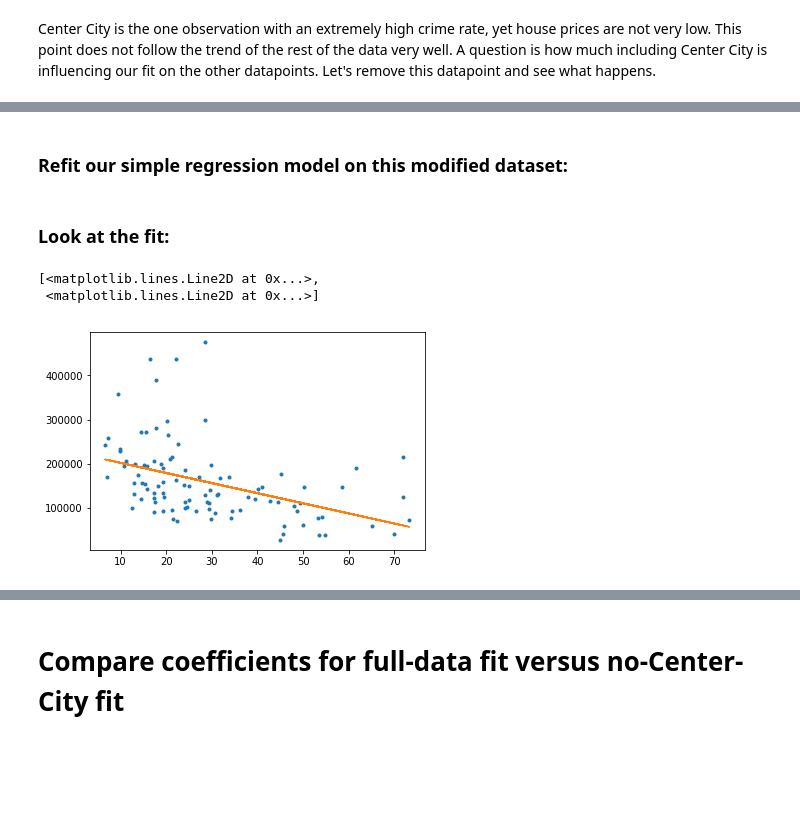
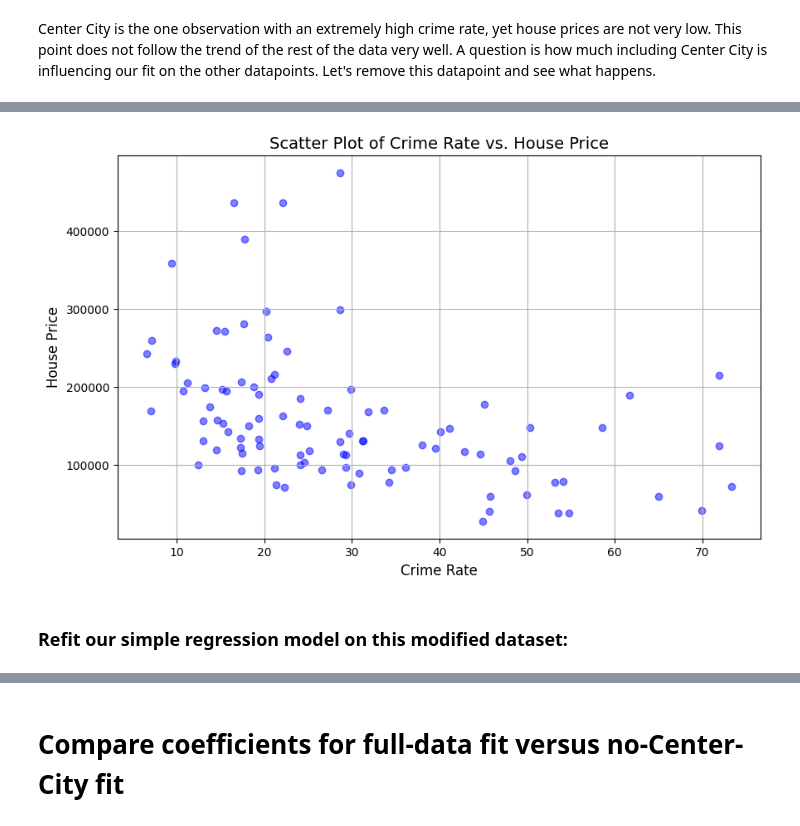
Before and after one commit to Yousif-A2/PhillyCrime-simpleRegession-Model, a Jupyter notebook: PhillyCrime.ipynb, the cells around one changed output, grey strips where cells are left out. Saved outputs shown, nothing was run; the diff lists cells and outputs as text; code cells hidden in the pictures; blank space fills up the shorter version.

Commit message:
complated the model

```diff
--- a/PhillyCrime.ipynb
+++ b/PhillyCrime.ipynb
@@ -81,2 +91,23 @@ Materializing Y axis SArray
+# %%
+# prompt: Using dataframe sales_noCC: plt.plot(sales_noCC['CrimeRate'], sales_noCC['HousePrice']) with scatter plot  add more design
+
+import matplotlib.pyplot as plt
+
+plt.figure(figsize=(10, 6))  # Set the figure size
+
+# Create the scatter plot
+plt.scatter(sales_noCC['CrimeRate'], sales_noCC['HousePrice'], color='blue', alpha=0.5)
+
+# Add labels and title
+plt.xlabel('Crime Rate', fontsize=12)
+plt.ylabel('House Price', fontsize=12)
+plt.title('Scatter Plot of Crime Rate vs. House Price', fontsize=14)
+
+# Add grid lines
+plt.grid(True)
+
+#
+# %% [output]
+[figure, added]
 # %% [markdown]
 ### Refit our simple regression model on this modified dataset:
@@ -91,9 +113,0 @@ crime_model_noCC = turicreate.linear_regression.create(
-# %% [markdown]
-### Look at the fit:
-# %%
-plt.plot(sales_noCC['CrimeRate'], sales_noCC['HousePrice'], '.',
-         sales_noCC['CrimeRate'], crime_model_noCC.predict(sales_noCC), '-')
-# %% [output]
-[<matplotlib.lines.Line2D at 0x...>,
- <matplotlib.lines.Line2D at 0x...>]
-[figure, removed]
```
Also changed, not shown: parts of 18 cells of this notebook.
